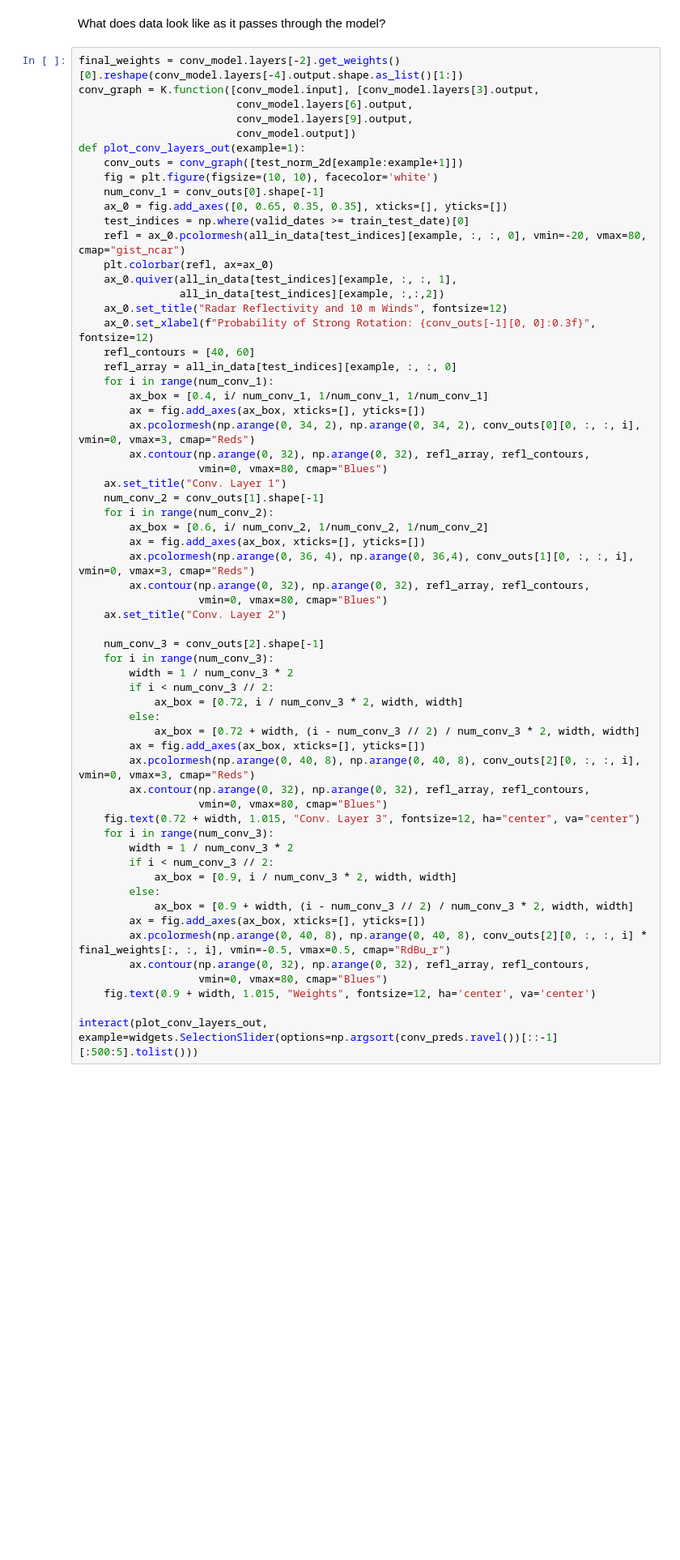
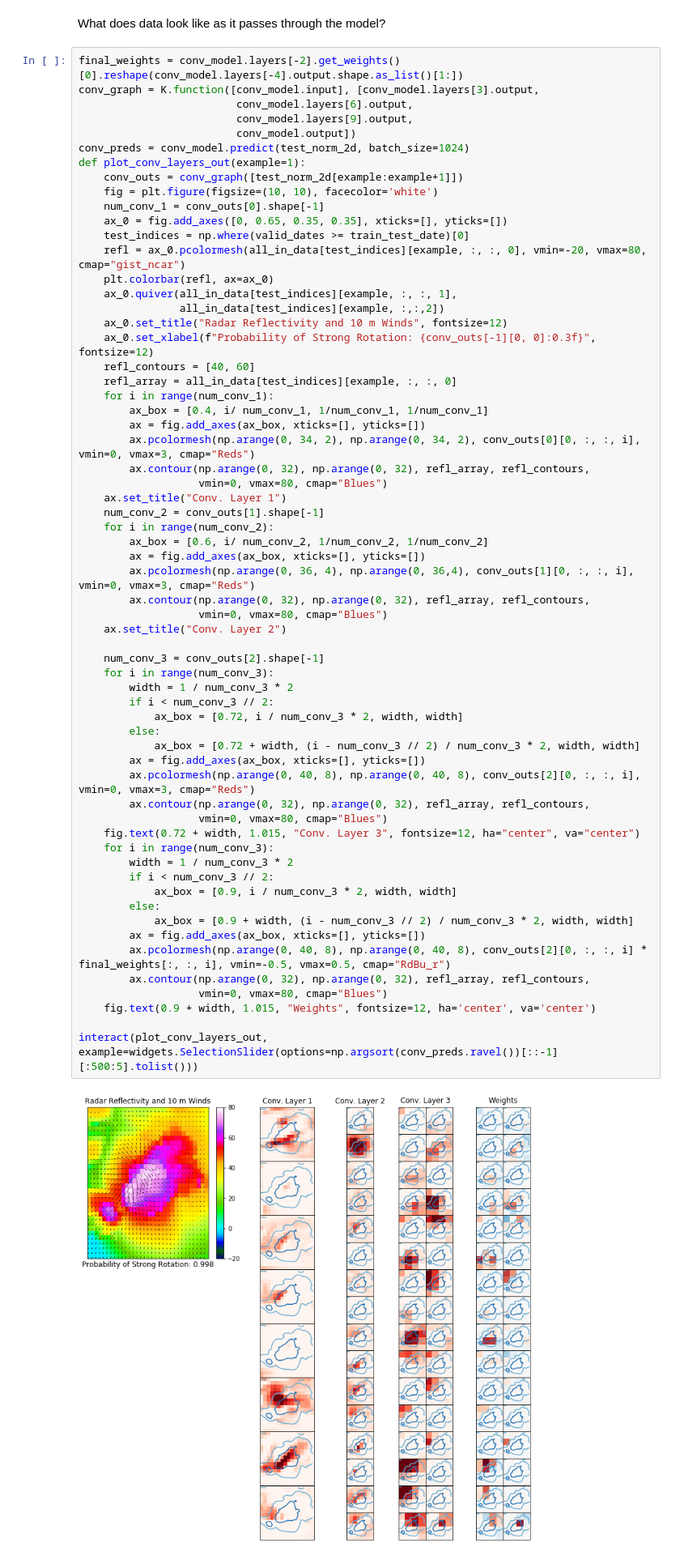
Before and after one commit to djgagne/ams-ml-python-course, a Jupyter notebook: module_3/ML_Short_Course_Module_3_Deep_Learning.ipynb, the cells around one changed output. Shown at 81% size. Cells and saved outputs as stored; diff of their text form; blank space fills up the shorter version.

```diff
--- a/module_3/ML_Short_Course_Module_3_Deep_Learning.ipynb
+++ b/module_3/ML_Short_Course_Module_3_Deep_Learning.ipynb
@@ -682,6 +695,7 @@ conv_graph = K.function([conv_model.input], [conv_model.layers[3].output,
                          conv_model.layers[6].output,
                          conv_model.layers[9].output,
                          conv_model.output])
+conv_preds = conv_model.predict(test_norm_2d, batch_size=1024)
 def plot_conv_layers_out(example=1):
     conv_outs = conv_graph([test_norm_2d[example:example+1]])
     fig = plt.figure(figsize=(10, 10), facecolor='white')
@@ -711,30 +725,31 @@ def plot_conv_layers_out(example=1):
         ax.contour(np.arange(0, 32), np.arange(0, 32), refl_array, refl_contours,
                    vmin=0, vmax=80, cmap="Blues")
     ax.set_title("Conv. Layer 2")
 
     num_conv_3 = conv_outs[2].shape[-1]
     for i in range(num_conv_3):
         width = 1 / num_conv_3 * 2
         if i < num_conv_3 // 2:
             ax_box = [0.72, i / num_conv_3 * 2, width, width]
         else:
             ax_box = [0.72 + width, (i - num_conv_3 // 2) / num_conv_3 * 2, width, width]
         ax = fig.add_axes(ax_box, xticks=[], yticks=[])
         ax.pcolormesh(np.arange(0, 40, 8), np.arange(0, 40, 8), conv_outs[2][0, :, :, i], vmin=0, vmax=3, cmap="Reds")
         ax.contour(np.arange(0, 32), np.arange(0, 32), refl_array, refl_contours,
                    vmin=0, vmax=80, cmap="Blues")
     fig.text(0.72 + width, 1.015, "Conv. Layer 3", fontsize=12, ha="center", va="center")
     for i in range(num_conv_3):
         width = 1 / num_conv_3 * 2
         if i < num_conv_3 // 2:
             ax_box = [0.9, i / num_conv_3 * 2, width, width]
         else:
             ax_box = [0.9 + width, (i - num_conv_3 // 2) / num_conv_3 * 2, width, width]
         ax = fig.add_axes(ax_box, xticks=[], yticks=[])
         ax.pcolormesh(np.arange(0, 40, 8), np.arange(0, 40, 8), conv_outs[2][0, :, :, i] * final_weights[:, :, i], vmin=-0.5, vmax=0.5, cmap="RdBu_r")
         ax.contour(np.arange(0, 32), np.arange(0, 32), refl_array, refl_contours,
                    vmin=0, vmax=80, cmap="Blues")
     fig.text(0.9 + width, 1.015, "Weights", fontsize=12, ha='center', va='center')
 
 interact(plot_conv_layers_out, example=widgets.SelectionSlider(options=np.argsort(conv_preds.ravel())[::-1][:500:5].tolist()))
 # %% [output]
+[figure, added]
```
Also changed, not shown: parts of 18 cells of this notebook.
